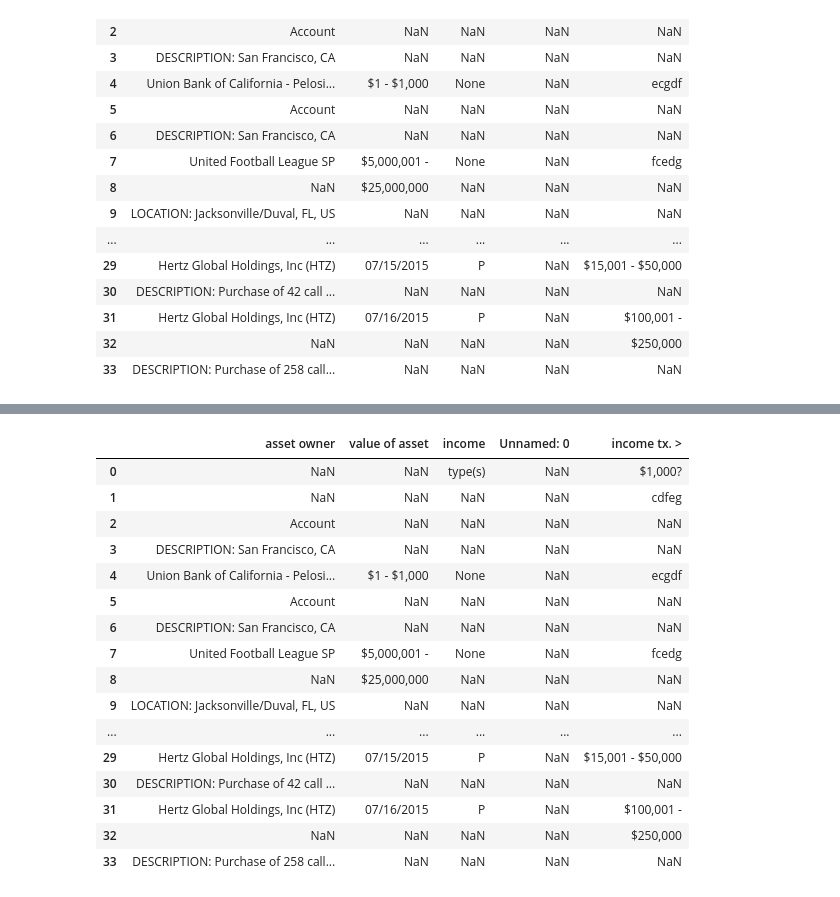
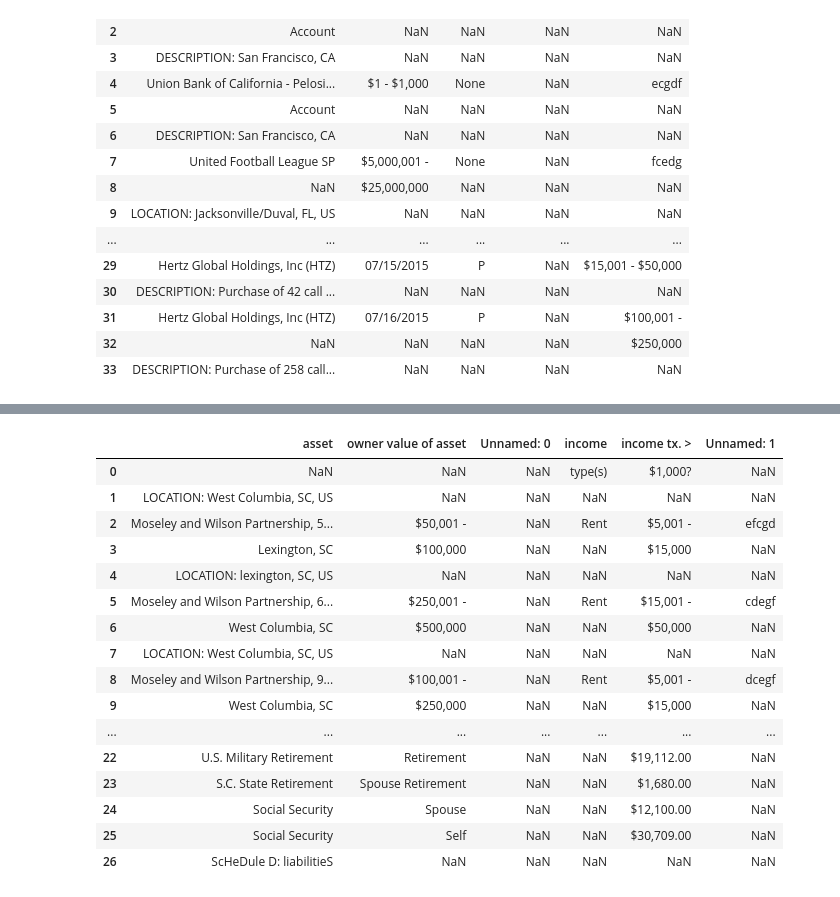
Before and after one commit to Tomyao991203/congressional-stock-trading-monitor, a Jupyter notebook: database/pdf_scraper_notebook.ipynb, the cells around one changed output, grey strips where cells are left out. Saved outputs shown, nothing was run; the diff lists cells and outputs as text; code cells hidden in the pictures.

```diff
--- a/database/pdf_scraper_notebook.ipynb
+++ b/database/pdf_scraper_notebook.ipynb
@@ -54,3 +51,5 @@ db[0].columns[0].lower()
+# %%
+db_joe = scrape_pdf(pdf_path_joe)
 # %%
 pdf_db = pd.DataFrame(columns=['Member Name', 'Member District', 'Company', 'Ticker', 'Type', 'Date',
                       'Value Lower Bound','Value Upper Bound', 'Description', 'Link'])
@@ -97,20 +198,59 @@ Name: asset owner, dtype: bool
 # %%
-def process_dataframe(df):
+def process_dataframe(df, link):
+
+    pdf_db = pd.DataFrame(columns=['Member Name', 'Member District', 'Company', 'Ticker', 'Type', 'Date',
+                      'Value Lower Bound','Value Upper Bound', 'Description', 'Link'])
+
+    description_regex = r"^description: (.+)$"
+    stock_regex = r"(^.*)\s*\(([\w | .]{1,5})\)\s*$"
+    bounds_regex = r"^\$?([\d,]+)\s*-\s*\$?([\d,]*)$"
+    honorifics_regex = r"^(hon.?|mr.?|miss|mrs.?|ms.?|dr.?|professor.?|gen.?|)\s*([\w]+)\s([\w]*)\s*$"
+
+    name_regex_result = re.match(honorifics_regex, df[0].iloc[0, 1].lower())
+    name = name_regex_result[2] + " " + name_regex_result[3]
+
+    district = df[0].iloc[2, 1]
+
+    df_index, row = find_start(df)
+
+
+    row += 1
+    stock_info = str(df[df_index].iloc[row, 0]).lower()
+    while stock_info != "schedule c: earned income":
+        regex_result = re.match(stock_regex, stock_info)
+        if regex_result is not None:
+            result_dict = generate_entry(df, df_index, row, regex_result)
+            result_dict['Member Name'] = name
+            result_dict['Member District'] = district
+            result_dict['Link'] = link
+            pdf_db = pd.concat([pdf_db, pd.Series(result_dict).to_frame().T], ignore_index=True)
+
+        if len(df[df_index].index)-1 == row:
+            row = 0
+            df_index += 1
+        else:
+            row += 1
+
+        stock_info = str(df[df_index].iloc[row, 0]).lower()
+
+    return pdf_db
-# %% [output]
-|  | asset owner | value of asset | income | Unnamed: 0 | income tx. > |
-| 0 | NaN | NaN | type(s) | NaN | $1,000? |
-| 1 | NaN | NaN | NaN | NaN | cdfeg |
-| 2 | Account | NaN | NaN | NaN | NaN |
-| 3 | DESCRIPTION: San Francisco, CA | NaN | NaN | NaN | NaN |
-| 4 | Union Bank of California - Pelosi... | $1 - $1,000 | None | NaN | ecgdf |
-| 5 | Account | NaN | NaN | NaN | NaN |
-| 6 | DESCRIPTION: San Francisco, CA | NaN | NaN | NaN | NaN |
-| 7 | United Football League SP | $5,000,001 - | None | NaN | fcedg |
-| 8 | NaN | $25,000,000 | NaN | NaN | NaN |
-| 9 | LOCATION: Jacksonville/Duval, FL, US | NaN | NaN | NaN | NaN |
-| ... | ... | ... | ... | ... | ... |
-| 29 | Hertz Global Holdings, Inc (HTZ) | 07/15/2015 | P | NaN | $15,001 - $50,000 |
-| 30 | DESCRIPTION: Purchase of 42 call ... | NaN | NaN | NaN | NaN |
-| 31 | Hertz Global Holdings, Inc (HTZ) | 07/16/2015 | P | NaN | $100,001 - |
-| 32 | NaN | NaN | NaN | NaN | $250,000 |
-| 33 | DESCRIPTION: Purchase of 258 call... | NaN | NaN | NaN | NaN |
+# %%
+db_joe[3]
+# %% [output]
+|  | asset | owner value of asset | Unnamed: 0 | income | income tx. > | Unnamed: 1 |
+| 0 | NaN | NaN | NaN | type(s) | $1,000? | NaN |
+| 1 | LOCATION: West Columbia, SC, US | NaN | NaN | NaN | NaN | NaN |
+| 2 | Moseley and Wilson Partnership, 5... | $50,001 - | NaN | Rent | $5,001 - | efcgd |
+| 3 | Lexington, SC | $100,000 | NaN | NaN | $15,000 | NaN |
+| 4 | LOCATION: lexington, SC, US | NaN | NaN | NaN | NaN | NaN |
+| 5 | Moseley and Wilson Partnership, 6... | $250,001 - | NaN | Rent | $15,001 - | cdegf |
+| 6 | West Columbia, SC | $500,000 | NaN | NaN | $50,000 | NaN |
+| 7 | LOCATION: West Columbia, SC, US | NaN | NaN | NaN | NaN | NaN |
+| 8 | Moseley and Wilson Partnership, 9... | $100,001 - | NaN | Rent | $5,001 - | dcegf |
+| 9 | West Columbia, SC | $250,000 | NaN | NaN | $15,000 | NaN |
+| ... | ... | ... | ... | ... | ... | ... |
+| 22 | U.S. Military Retirement | Retirement | NaN | NaN | $19,112.00 | NaN |
+| 23 | S.C. State Retirement | Spouse Retirement | NaN | NaN | $1,680.00 | NaN |
+| 24 | Social Security | Spouse | NaN | NaN | $12,100.00 | NaN |
+| 25 | Social Security | Self | NaN | NaN | $30,709.00 | NaN |
+| 26 | ScHeDule D: liabilitieS | NaN | NaN | NaN | NaN | NaN |
```
Also changed, not shown: parts of 18 cells of this notebook, 1 other file.
